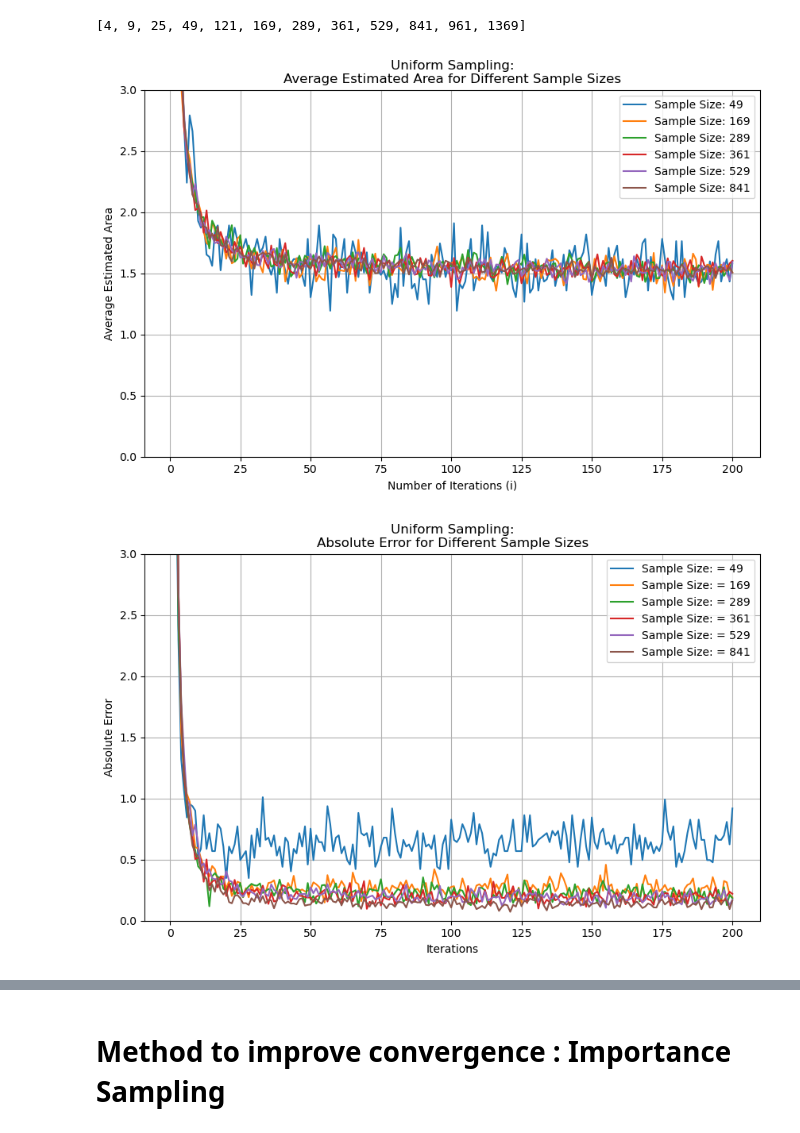
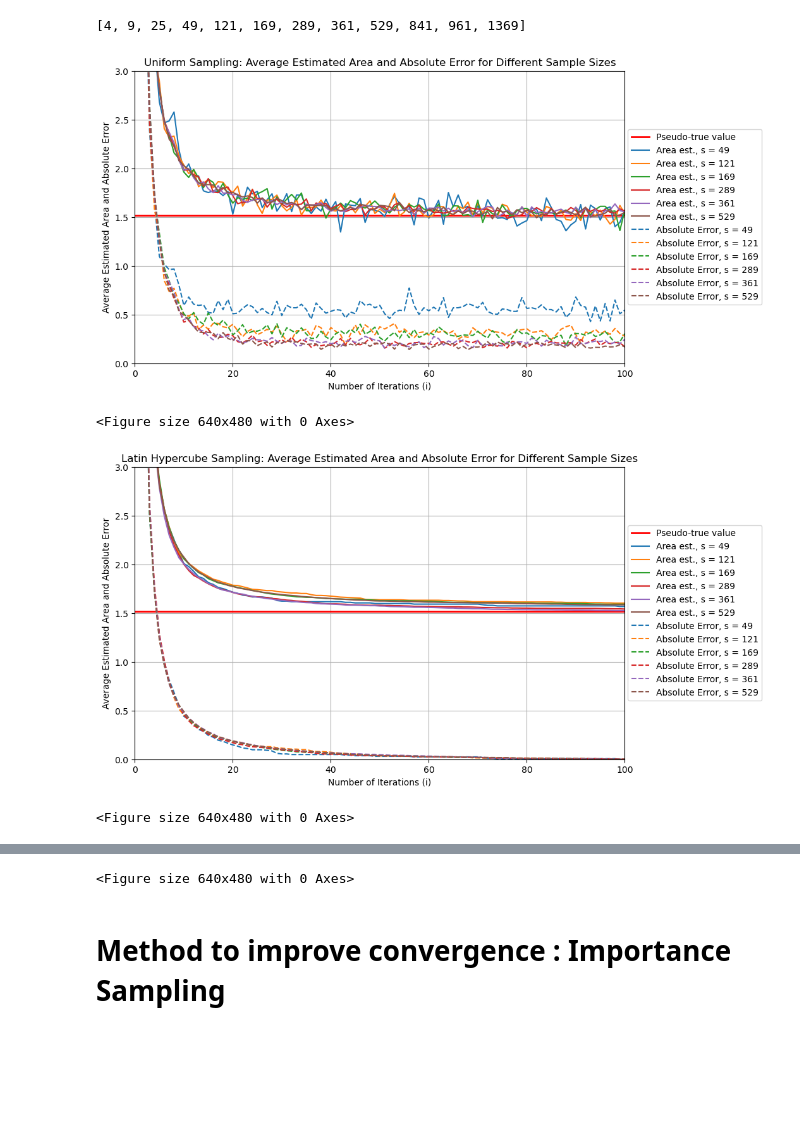
Before and after one commit to guoda23/stochastic_simulation_assignment_1, a Jupyter notebook: combined_sampling_methods.ipynb, the cells around one changed output, grey strips where cells are left out. Saved outputs shown, nothing was run; the diff lists cells and outputs as text; code cells hidden in the pictures; blank space fills up the shorter version.

Commit message:
made presentable plots, adjusted s_values, reduces max iterations

```diff
--- a/combined_sampling_methods.ipynb
+++ b/combined_sampling_methods.ipynb
@@ -32,7 +32,7 @@ max_iter = 256
 canvas = np.zeros((width, height))
 
 # Initialize "true" Mandelbrot area (will be used as a reference to evaluate Monte Carlo)
-true_mandelbrot_area = 0
+pseudo_true_area = 0
 
 # Generate the Mandelbrot set
 for x in range(width):
@@ -45,8 +45,10 @@ for x in range(width):
         pixel_value = mandelbrot(c, max_iter)
         canvas[y, x] = pixel_value
 
-        if pixel_value == (max_iter - 1): true_mandelbrot_area +=1
+        if pixel_value == (max_iter - 1): pseudo_true_area +=1
 
+pseudo_true_area = pseudo_true_area/(width * height) * (xmax - xmin) * (ymax - ymin)
+print(f'The pseudo-true area value of the Mandelbrot set is {pseudo_true_area}')
 
 # Create a colored image of the Mandelbrot set
 plt.imshow(canvas, extent=(xmin, xmax, ymin, ymax))
@@ -358,14 +362,17 @@ get_prime_squares(1400)
 ###Estimate Mandelbrot Area and calculate the absolute error using different sampling methods
 # Define the parameters
 xmin, xmax, ymin, ymax = -2.0, 1.0, -1.5, 1.5
-i_max = 200
-s_values = [49, 169, 289, 361, 529, 841] #Orthogonal Sampling only works on sample sizes of prime square values
-num_runs = 10
+i_max = 100
+s_values = [49, 121, 169, 289, 361, 529] #Orthogonal Sampling only works on sample sizes of prime square values
+num_runs = 30
 sampling_methods = ['Uniform Sampling', 'Latin Hypercube Sampling', 'Orthogonal Sampling']
 
 #Initiate variabes storing data for all sampling methods
 all_average_areas = []
 all_absolute_errors = []
+
+# Get colors for the plots
+color_cycle = plt.rcParams['axes.prop_cycle'].by_key()['color']
 
 
 for sampling_method in sampling_methods:
@@ -375,49 +382,45 @@ for sampling_method in sampling_methods:
 
     # Calculate area estimations
     area_estimations_sum = calculate_area_estimations(xmin, xmax, ymin, ymax, i_max, s_values, num_runs, reference_areas, sampling_method = sampling_method)
 
     # Calculate the reference area averages for each 's' value
     reference_areas_avg = np.mean(reference_areas, axis=1)
 
     plt.figure(figsize=(10, 6))
 
     # Calculate the average estimated area for each sample size
     average_area_by_sample = np.mean(area_estimations_sum, axis=2)
     all_average_areas.append(average_area_by_sample)
 
+    # Plotting pseudo-true value line as reference
+    plt.axhline(y=pseudo_true_area, color='r', label='Pseudo-true value', linewidth=2)
+
     # Plotting the estimated area for different sample sizes
     for idx, s in enumerate(s_values):
-        plt.plot(range(1, i_max + 1), average_area_by_sample[:, idx], label=f'Sample Size: {s}')
-
-    plt.xlabel('Number of Iterations (i)')
-    plt.ylabel('Average Estimated Area')
-    plt.title(sampling_method + ':\nAverage Estimated Area for Different Sample Sizes')
-    plt.ylim(bottom=0, top=3)
-    plt.legend()
-    plt.grid()
-    plt.show()
-
-
-    plt.figure(figsize=(10, 6))
+        plt.plot(range(1, i_max + 1), average_area_by_sample[:, idx], label=f'Area est., s = {s}', color=color_cycle[idx])
 
     # Reshape the reference_areas array
     reshaped_reference_areas = reference_areas.reshape(1, len(s_values), num_runs)
 
     # Calculate the absolute error based on s_values
     absolute_errors = np.abs(area_estimations_sum - reshaped_reference_areas)
     all_absolute_errors.append(absolute_errors)
 
     # Plot the absolute errors for different s_values
     for i, s in enumerate(s_values):
-        plt.plot(range(1, i_max + 1), absolute_errors[:, i, :].mean(axis=1), label=f'Sample Size: = {s}')
+        plt.plot(range(1, i_max + 1), absolute_errors[:, i, :].mean(axis=1), color=color_cycle[i], linestyle='--', label=f'Absolute Error, s = {s}')
 
-    plt.xlabel('Iterations')
-    plt.ylabel('Absolute Error')
-    plt.title(sampling_method + ':\nAbsolute Error for Different Sample Sizes')
+    plt.xlabel('Number of Iterations (i)')
+    plt.ylabel('Average Estimated Area and Absolute Error')
+    plt.title(sampling_method + ': Average Estimated Area and Absolute Error for Different Sample Sizes')
     plt.ylim(bottom=0, top=3)
-    plt.legend()
+    plt.xlim(left=0, right=100)
+    plt.legend(loc='upper right', bbox_to_anchor=(1.28, 0.8), borderaxespad=0.)
     plt.grid()
     plt.show()
+    plt.savefig(f'{sampling_method}', dpi=300)
 # %% [output]
-[figure, old version]
+[figure, new version]
+<Figure size 640x480 with 0 Axes>
-[figure, old version]
+[figure, new version]
+<Figure size 640x480 with 0 Axes>
@@ -428,3 +428,4 @@ for sampling_method in sampling_methods:
+<Figure size 640x480 with 0 Axes>
 # %% [markdown]
 # Method to improve convergence : Importance Sampling
 # %%
```
Also changed, not shown: parts of 9 cells of this notebook, 5 other files.
